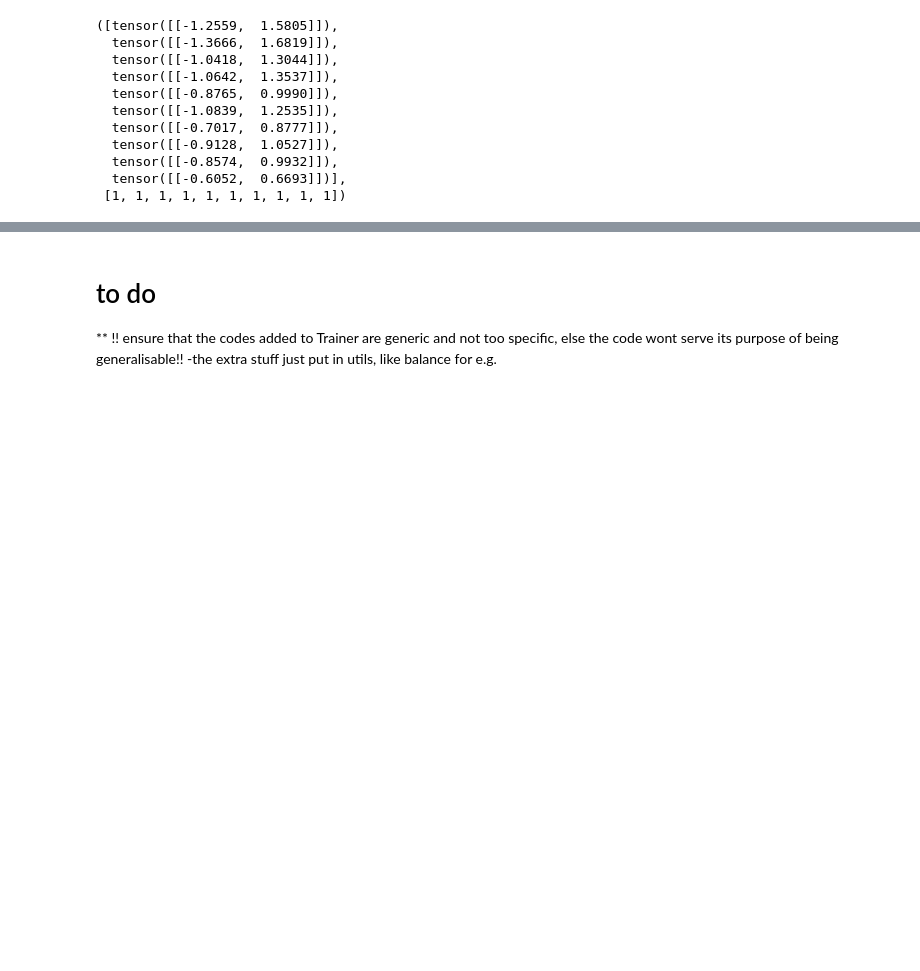
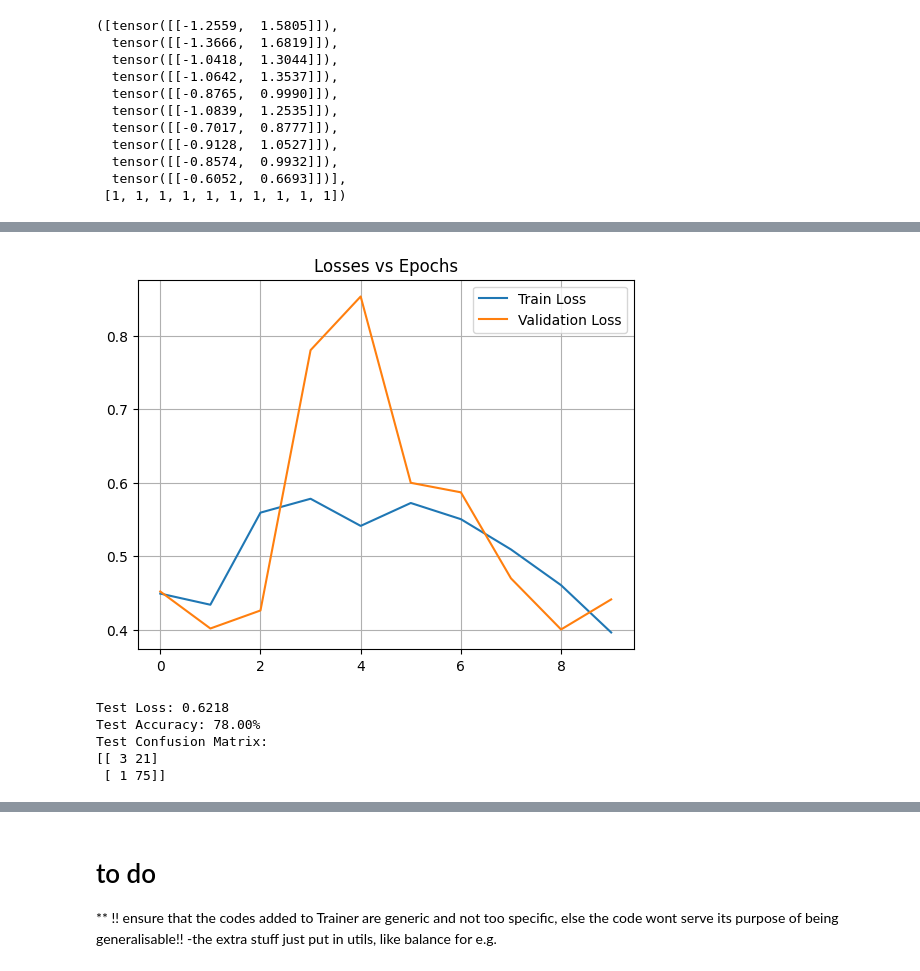
Before and after one commit to haidiazaman/secure-face-capture-python-app, a Jupyter notebook: dev/prepare_scripts.ipynb, the cells around one changed output, grey strips where cells are left out. Cells and saved outputs as stored; diff of their text form; code cells hidden in the pictures; blank space fills up the shorter version.

Commit message:
added diff training methods to notebook and sample_trainer_class python script for reference

```diff
--- a/dev/prepare_scripts.ipynb
+++ b/dev/prepare_scripts.ipynb
@@ -391,6 +391,18 @@ class SimpleNN(nn.Module):
 
         return x
 
+    def load_model(self, checkpoint_path):
+        """
+        Load pretrained model
+
+        Args:
+            checkpoint_path: local path of the saved checkpoint
+        """
+        checkpoint = torch.load(checkpoint_path)
+        self.load_state_dict(checkpoint['model_state_dict'])
+        print(f"model loaded from {checkpoint_path}")
+
+
 sample_model2 = SimpleNN()
 sample_model2(sample_input)
 # %% [output]
@@ -482,9 +494,10 @@ class Trainer:
         print(f"loaded training checkpoint from {path}")
         print(f"Pre-training Epoch 0, Training Loss: {epoch_train_loss:.4f}, Validation Loss: {epoch_val_loss:.4f}, Validation Acc: {epoch_val_acc:.4f}")
         print()
+        print("##### RESUME TRAINING #####")
 
         # train model
-        train(train_loader, val_loader, epochs)
+        self.train(train_loader, val_loader, epochs)
 
 
     def train(self, train_loader, val_loader, epochs):
@@ -594,9 +607,9 @@ class Trainer:
         self.optimizer.load_state_dict(checkpoint['optimizer_state_dict'])
         self.scheduler.load_state_dict(checkpoint['scheduler_state_dict'])
 
-        epoch_train_loss = load_state_dict(checkpoint['epoch_train_loss'])
-        epoch_val_loss = load_state_dict(checkpoint['epoch_val_loss'])
-        epoch_val_acc = load_state_dict(checkpoint['epoch_val_acc'])
+        epoch_train_loss = checkpoint['epoch_train_loss']
+        epoch_val_loss = checkpoint['epoch_val_loss']
+        epoch_val_acc = checkpoint['epoch_val_acc']
 
         return epoch_train_loss, epoch_val_loss, epoch_val_acc
 
@@ -965,0 +996,16 @@ all_logits, all_predicted_class
+# %%
+device = torch.device('cuda' if torch.cuda.is_available() else 'cpu')
+model = SimpleNN().to(device)
+
+# load pretrained model
+checkpoint_path = './checkpoints/epoch9.pt'
+model.load_model(checkpoint_path)
+
+criterion = nn.CrossEntropyLoss().to(device)
+optimizer = optim.SGD(model.parameters(), lr=0.01, momentum=0.9)
+
+# train with new statistics
+trainer = Trainer(model, criterion, optimizer, device, patience=7)
+
+# Train the model
+trainer.train(train_dl, val_dl, epochs=10)
@@ -965,0 +1029,13 @@ all_logits, all_predicted_class
+# %%
+trainer.plot_losses()
+# %% [output]
+[figure, added]
+# %%
+# evaluate model
+test_loss, accuracy, conf_mat = trainer.evaluate(test_dl)
+# %% [output]
+Test Loss: 0.6218
+Test Accuracy: 78.00%
+Test Confusion Matrix:
+[[ 3 21]
+ [ 1 75]]
```
Also changed, not shown: parts of 32 cells of this notebook, 1 other file.
